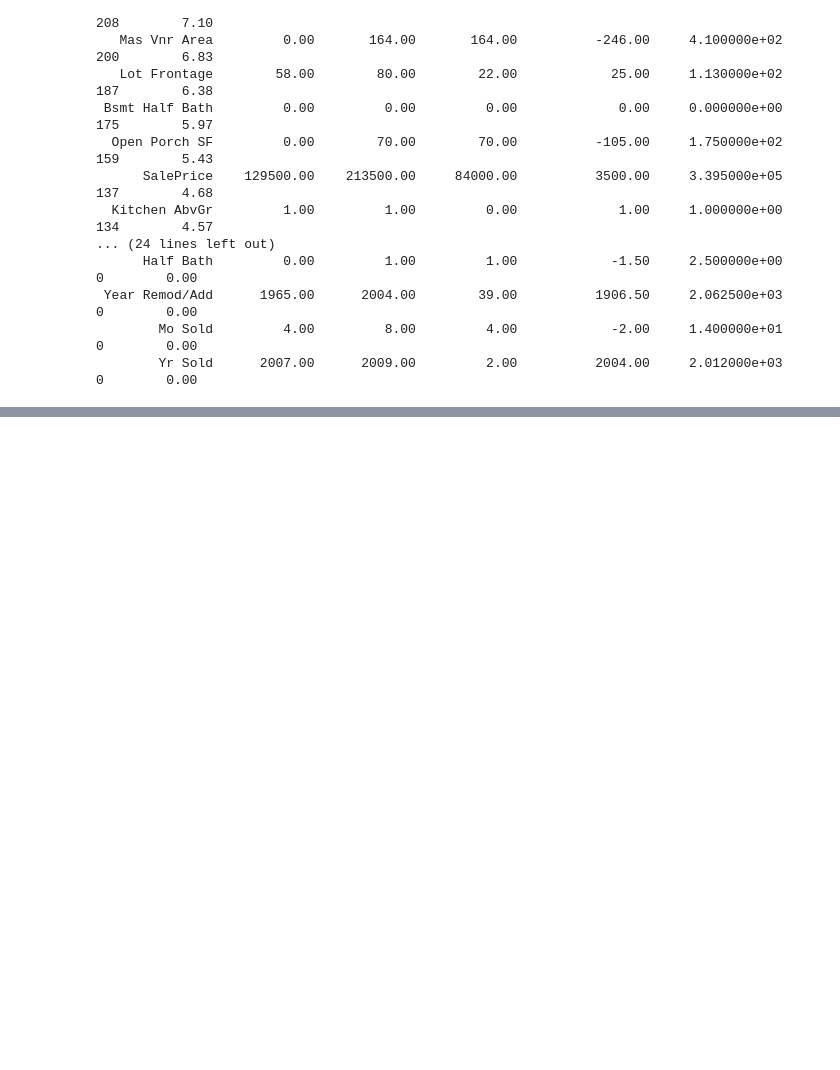
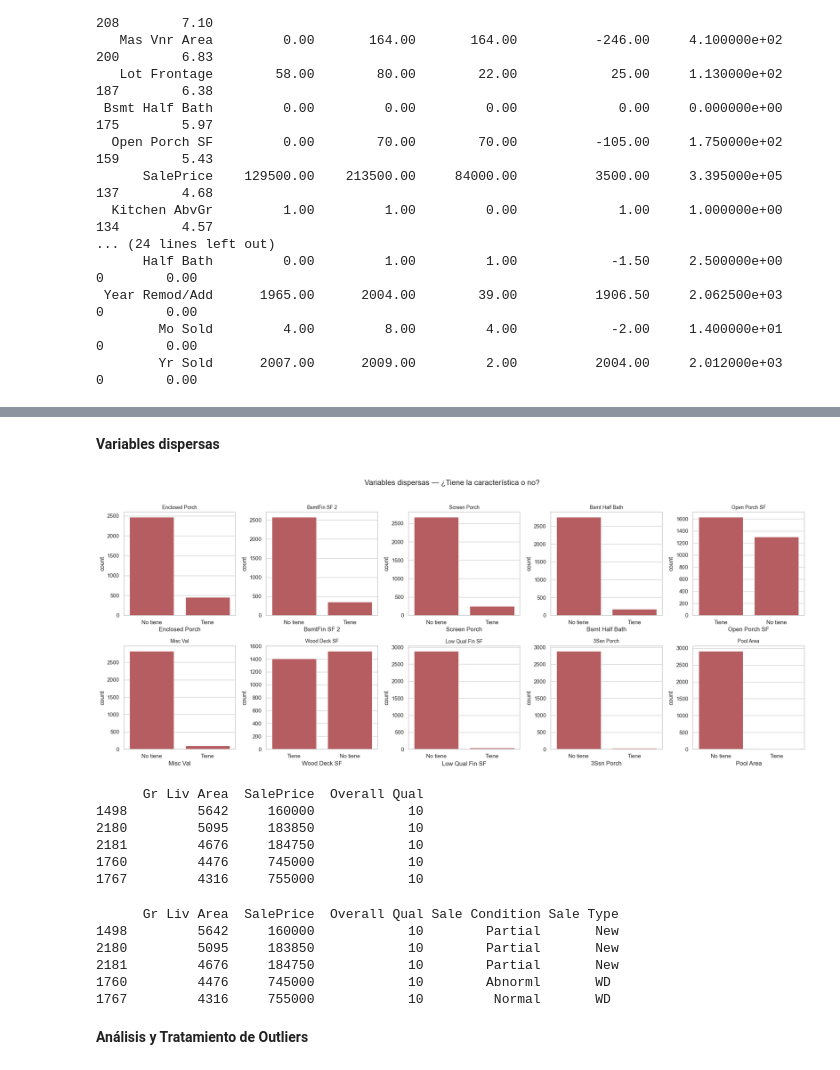
Before and after one commit to Nicossm/Housing_Prices_ML_P1, a Jupyter notebook: notebooks/EDA_Housing.ipynb, the cells around one changed output, grey strips where cells are left out. Saved outputs shown, nothing was run; the diff lists cells and outputs as text; code cells hidden in the pictures; blank space fills up the shorter version.

```diff
--- a/notebooks/EDA_Housing.ipynb
+++ b/notebooks/EDA_Housing.ipynb
@@ -360,0 +410,39 @@ print(resumen_outliers.to_string(index=False))
+# %% [markdown]
+**Variables dispersas**
+# %%
+variables_dispersas = ['Enclosed Porch', 'BsmtFin SF 2', 'Screen Porch', 'Bsmt Half Bath',
+                        'Open Porch SF', 'Misc Val', 'Wood Deck SF', 'Low Qual Fin SF',
+                        '3Ssn Porch', 'Pool Area']
+
+fig, axes = plt.subplots(2, 5, figsize=(20, 8))
+axes = axes.flatten()
+
+for i, col in enumerate(variables_dispersas):
+    tiene = (df[col] > 0).map({True: 'Tiene', False: 'No tiene'})
+    sns.countplot(x=tiene, ax=axes[i], color='#C44E52')
+    axes[i].set_title(col, fontsize=10)
+
+plt.suptitle('Variables dispersas — ¿Tiene la característica o no?', fontsize=15, y=1.02)
+plt.tight_layout()
+plt.show()
+# %% [output]
+[figure, added]
+# %%
+casos_atipicos = df[df['Gr Liv Area'] > 4000][['Gr Liv Area', 'SalePrice', 'Overall Qual']]
+print(casos_atipicos.sort_values('Gr Liv Area', ascending=False))
+# %% [output]
+      Gr Liv Area  SalePrice  Overall Qual
+1498         5642     160000            10
+2180         5095     183850            10
+2181         4676     184750            10
+1760         4476     745000            10
+1767         4316     755000            10
+# %%
+print(df.loc[[1498, 2180, 2181, 1760, 1767], ['Gr Liv Area', 'SalePrice', 'Overall Qual', 'Sale Condition', 'Sale Type']])
+# %% [output]
+      Gr Liv Area  SalePrice  Overall Qual Sale Condition Sale Type
+1498         5642     160000            10        Partial       New
+2180         5095     183850            10        Partial       New
+2181         4676     184750            10        Partial       New
+1760         4476     745000            10        Abnorml       WD
+1767         4316     755000            10         Normal       WD
@@ -360,0 +460,2 @@ print(resumen_outliers.to_string(index=False))
+# %% [markdown]
+**Análisis y Tratamiento de Outliers**
```
Also changed, not shown: parts of 21 cells of this notebook.
